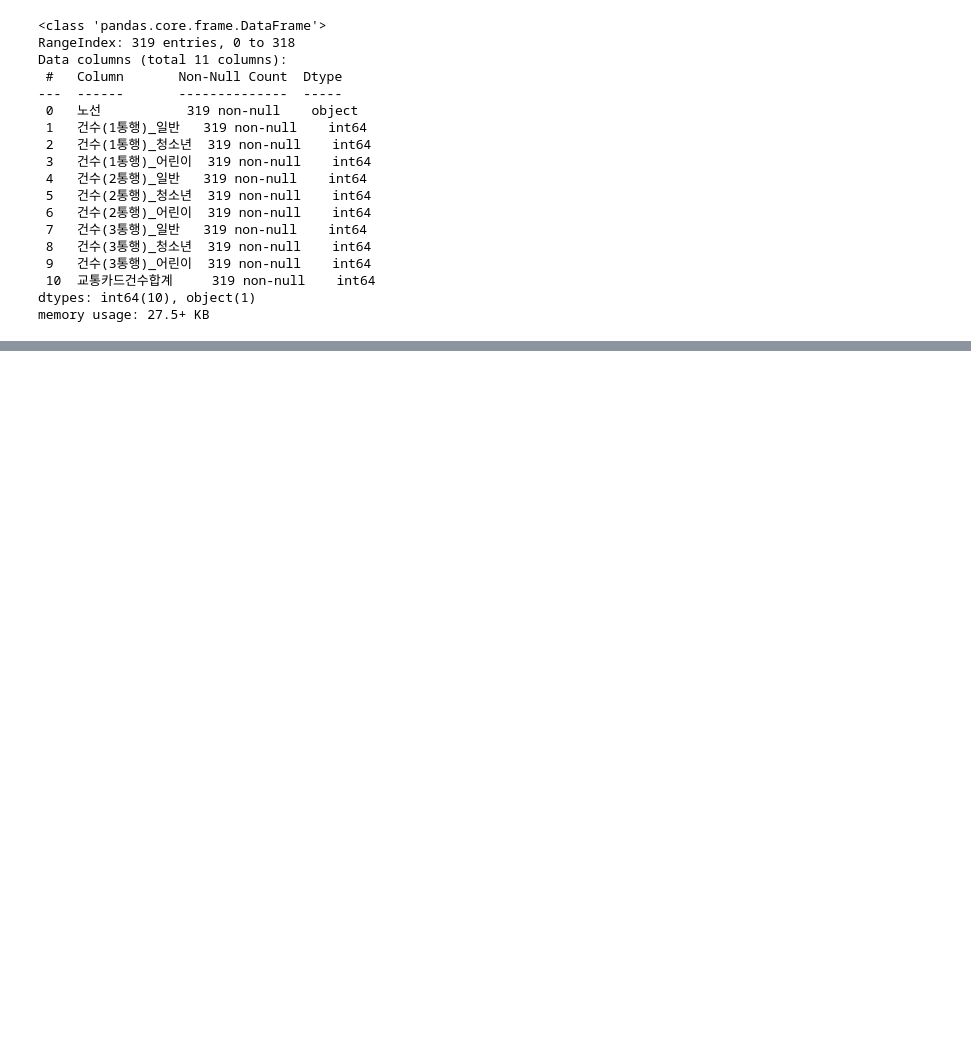
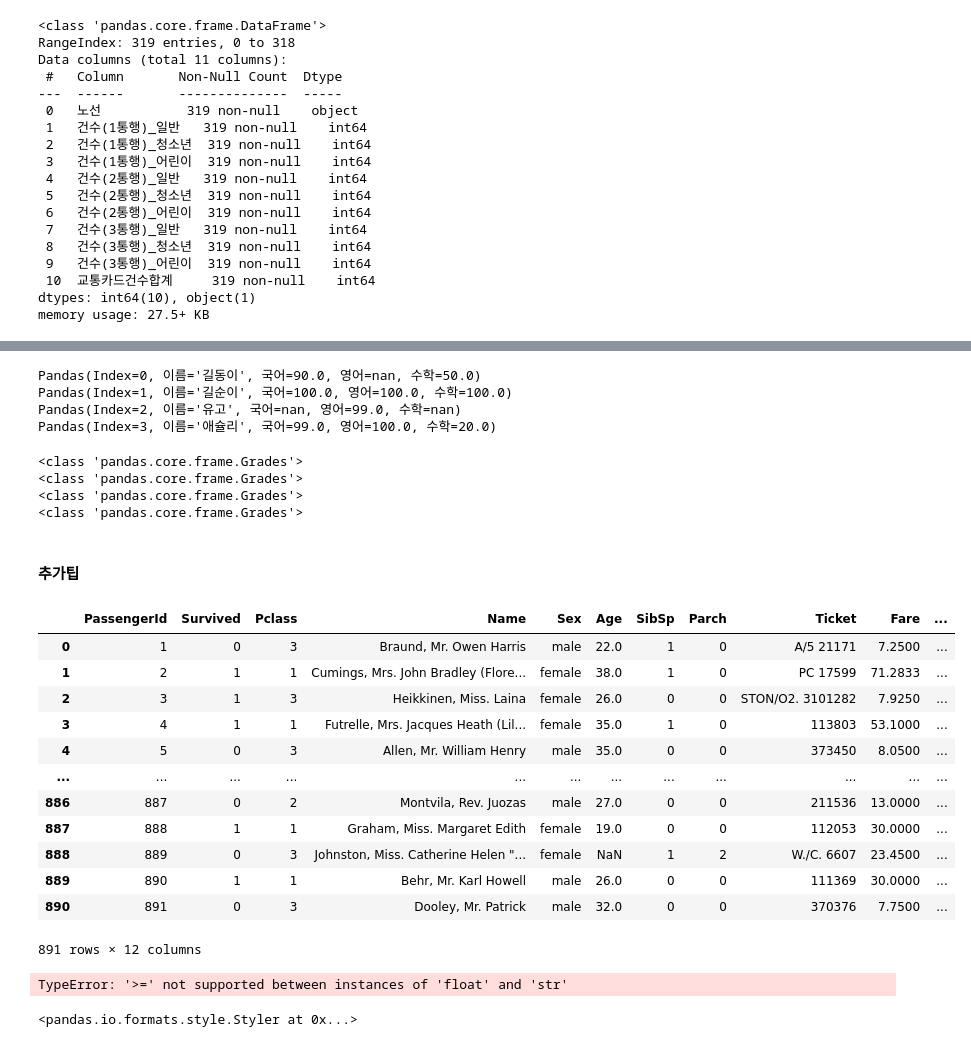
Before and after one commit to tjdrnr1217/-Bigdata-Python-2023, a Jupyter notebook: Day06/py32_pandas_io.ipynb, the cells around one changed output, grey strips where cells are left out. Drawn from its saved outputs; the diff is of its cells as text; code cells hidden in the pictures; blank space fills up the shorter version.

```diff
--- a/Day06/py32_pandas_io.ipynb
+++ b/Day06/py32_pandas_io.ipynb
@@ -242,0 +461,41 @@ df2.describe()
+# %%
+for row in df7.itertuples():
+    print(row)
+# %% [output]
+Pandas(Index=0, 이름='길동이', 국어=90.0, 영어=nan, 수학=50.0)
+Pandas(Index=1, 이름='길순이', 국어=100.0, 영어=100.0, 수학=100.0)
+Pandas(Index=2, 이름='유고', 국어=nan, 영어=99.0, 수학=nan)
+Pandas(Index=3, 이름='애슐리', 국어=99.0, 영어=100.0, 수학=20.0)
+# %%
+for row in df7.itertuples(name='Grades'):
+    print(type(row))
+# %% [output]
+<class 'pandas.core.frame.Grades'>
+<class 'pandas.core.frame.Grades'>
+<class 'pandas.core.frame.Grades'>
+<class 'pandas.core.frame.Grades'>
+# %% [markdown]
+#### 추가팁
+# %%
+titanic_train2 = pd.read_csv('./titanic_train.csv')
+titanic_train2
+# %% [output]
+|  | PassengerId | Survived | Pclass | Name | Sex | Age | SibSp | Parch | Ticket | Fare | ... |
+| 0 | 1 | 0 | 3 | Braund, Mr. Owen Harris | male | 22.0 | 1 | 0 | A/5 21171 | 7.2500 | ... |
+| 1 | 2 | 1 | 1 | Cumings, Mrs. John Bradley (Flore... | female | 38.0 | 1 | 0 | PC 17599 | 71.2833 | ... |
+| 2 | 3 | 1 | 3 | Heikkinen, Miss. Laina | female | 26.0 | 0 | 0 | STON/O2. 3101282 | 7.9250 | ... |
+| 3 | 4 | 1 | 1 | Futrelle, Mrs. Jacques Heath (Lil... | female | 35.0 | 1 | 0 | 113803 | 53.1000 | ... |
+| 4 | 5 | 0 | 3 | Allen, Mr. William Henry | male | 35.0 | 0 | 0 | 373450 | 8.0500 | ... |
+| ... | ... | ... | ... | ... | ... | ... | ... | ... | ... | ... | ... |
+| 886 | 887 | 0 | 2 | Montvila, Rev. Juozas | male | 27.0 | 0 | 0 | 211536 | 13.0000 | ... |
+| 887 | 888 | 1 | 1 | Graham, Miss. Margaret Edith | female | 19.0 | 0 | 0 | 112053 | 30.0000 | ... |
+| 888 | 889 | 0 | 3 | Johnston, Miss. Catherine Helen "... | female | NaN | 1 | 2 | W./C. 6607 | 23.4500 | ... |
+| 889 | 890 | 1 | 1 | Behr, Mr. Karl Howell | male | 26.0 | 0 | 0 | 111369 | 30.0000 | ... |
+| 890 | 891 | 0 | 3 | Dooley, Mr. Patrick | male | 32.0 | 0 | 0 | 370376 | 7.7500 | ... |
+891 rows × 12 columns
+# %%
+pd.options.display.max_rows = 100 # 최대 행수를 100개지정
+titanic_train2.head(100).style.highlight_max(color='lightgreen')
+# %% [output]
+TypeError: '>=' not supported between instances of 'float' and 'str'
+<pandas.io.formats.style.Styler at 0x...>
```
Also changed, not shown: parts of 28 cells of this notebook, 4 other files.
